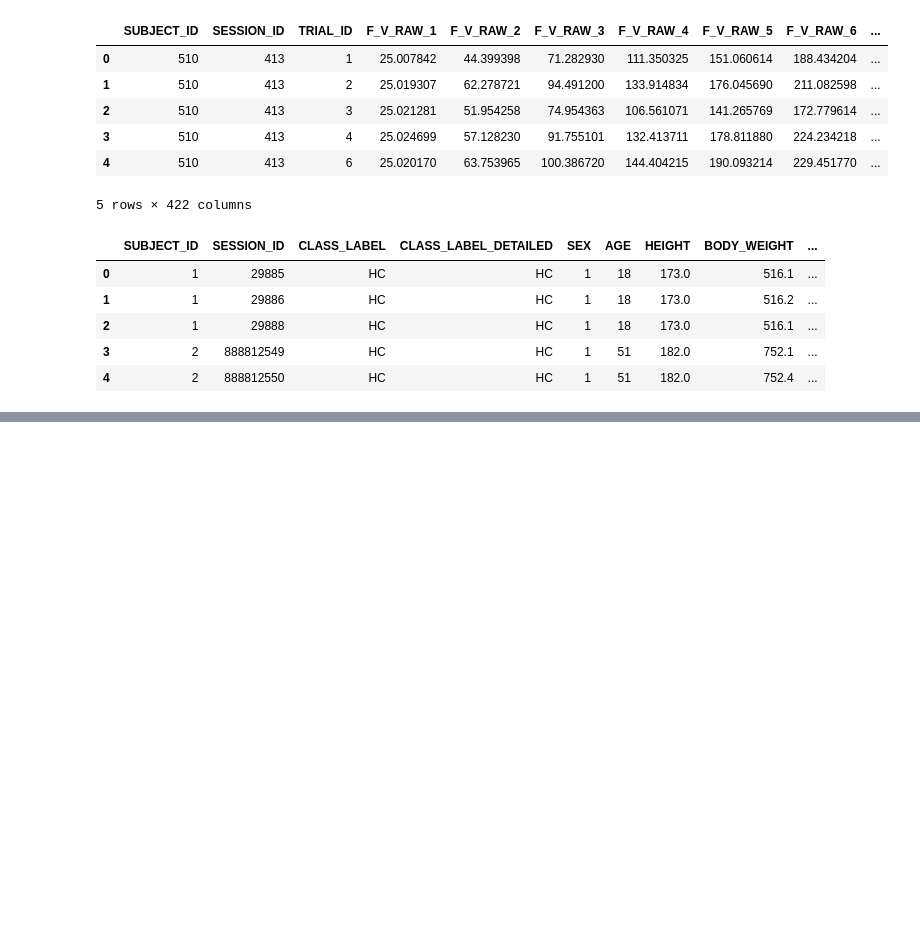
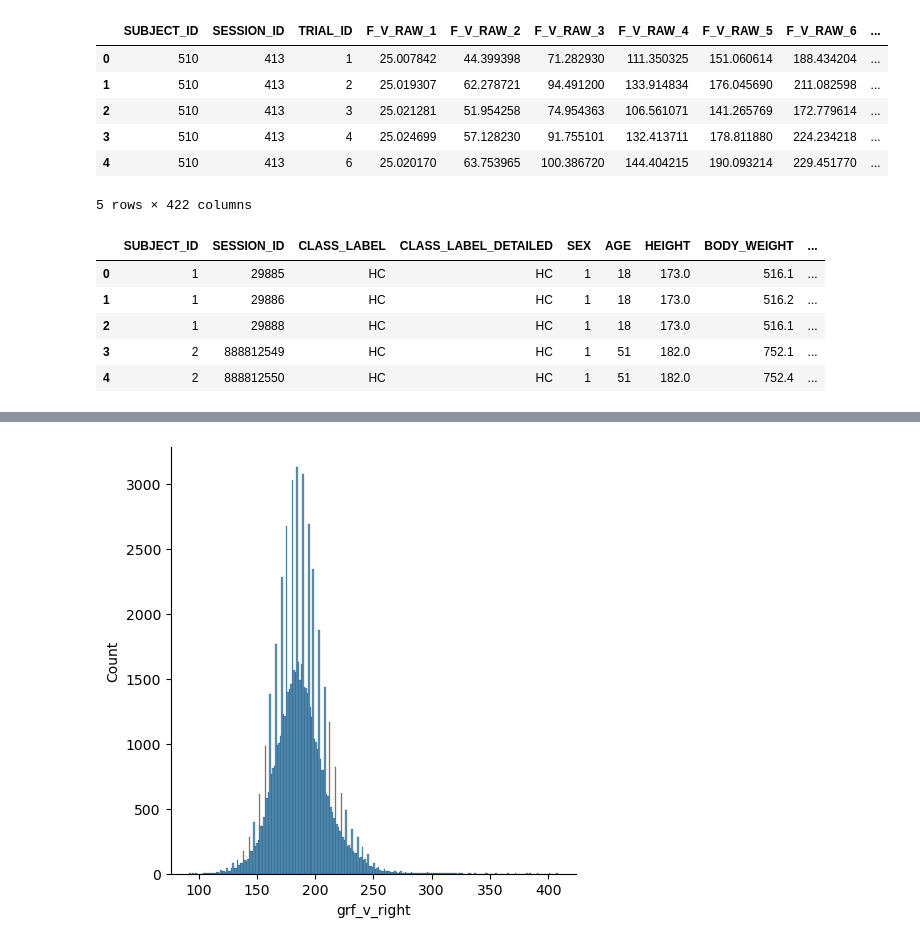
Before and after one commit to chengtng/project_5, a Jupyter notebook: code/1_Data_Processing.ipynb, the cells around one changed output, grey strips where cells are left out. Saved outputs shown, nothing was run; the diff lists cells and outputs as text; code cells hidden in the pictures; blank space fills up the shorter version.

Commit message:
Update Data Processing and EDA notebook

```diff
--- a/code/1_Data_Processing.ipynb
+++ b/code/1_Data_Processing.ipynb
@@ -46,0 +71,4 @@ participants_label.head()
+# %%
+# count of data
+for i in [cop_ap_left,cop_ap_right,cop_ml_left,cop_ml_right,grf_ap_left,grf_ap_right,grf_ml_left,grf_ml_right,grf_v_left,grf_v_right,participants_label]:
+    print(i.shape)
@@ -46,0 +126,12 @@ participants_label.head()
+# %%
+df = pd.DataFrame([], columns = ['cop_ap_left',
+ 'cop_ap_right',
+ 'cop_ml_left',
+ 'cop_ml_right',
+ 'grf_ap_left',
+ 'grf_ap_right',
+ 'grf_ml_left',
+ 'grf_ml_right',
+ 'grf_v_left',
+ 'grf_v_right'])
+df.columns
@@ -46,0 +143,6 @@ participants_label.head()
+# %%
+count = 0
+for i in [cop_ap_left,cop_ap_right,cop_ml_left,cop_ml_right,grf_ap_left,grf_ap_right,grf_ml_left,grf_ml_right,grf_v_left,grf_v_right]:
+    df[df.columns[count]]=i.apply(lambda x: x.count(), axis=1)
+    count+=1
+df
@@ -46,0 +229,6 @@ participants_label.head()
+# %%
+# Most of the data have about 200 readings per trial
+sns.displot(df['grf_v_right'])
+plt.show()
+# %% [output]
+[figure, added]
```
Also changed, not shown: parts of 45 cells of this notebook, 4 other files.
